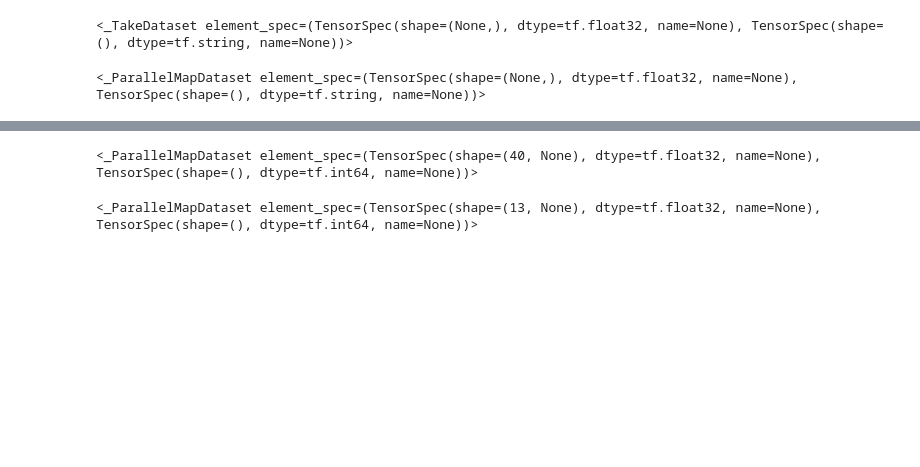
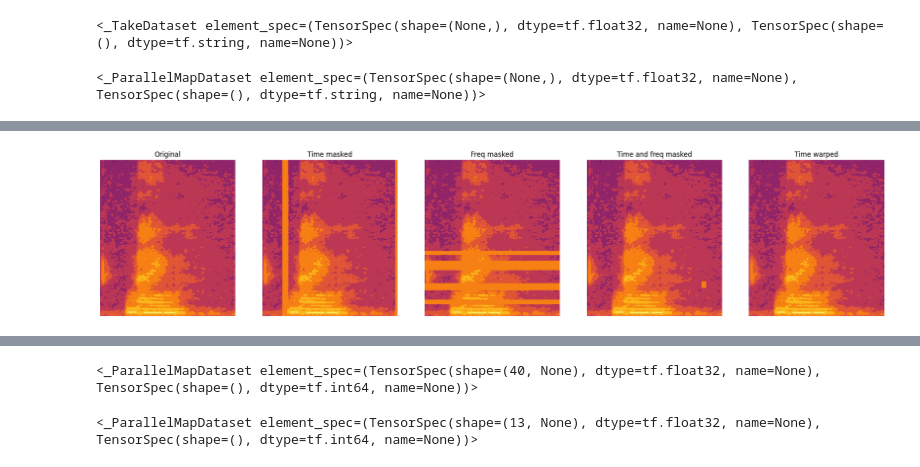
Before and after one commit to aidinattar/AudioKWS, a Jupyter notebook: examples.ipynb, the cells around one changed output, grey strips where cells are left out. Saved outputs shown, nothing was run; the diff lists cells and outputs as text; code cells hidden in the pictures; blank space fills up the shorter version.

```diff
--- a/examples.ipynb
+++ b/examples.ipynb
@@ -418,4 +116,0 @@ plt.plot(waveform.numpy())
-# %%
-for i, (waveform, label) in enumerate(stretch_waveforms.take(1)):
-    print("Augmented waveform shape: ", waveform.numpy().shape)
-    print("Augmented label: ", label.numpy())
@@ -532,6 +153,5 @@ spectrograms = data.get_spectrogram_STFT_ds(
 for spec, label in spectrograms.take(1):
     print("Spectrogram shape: ", spec.numpy().shape)
     print("Label: ", label.numpy())
-    prova = spec.numpy()
 # %% [output]
 Spectrogram shape:  (257, 98, 1)
@@ -618 +159,65 @@ Traceback (most recent call last):
+# %%
+from utils.augment import time_mask, freq_mask, time_freq_mask, time_warp
+
+time_masked = spectrograms.map(
+    lambda spec, label: (time_mask(spec), label)
+)
+freq_masked = spectrograms.map(
+    lambda spec, label: (freq_mask(spec), label)
+)
+time_freq_masked = spectrograms.map(
+    lambda spec, label: (time_freq_mask(spec), label)
+)
+time_warped = spectrograms.map(
+    lambda spec, label: (time_warp(spec), label)
+)
+# %%
+fig, ax = plt.subplots(1, 5, figsize=(25, 5))
+
+for spec, label in spectrograms.skip(1).take(1):
+    ax[0].contourf(
+        spec.numpy()[:, :, 0],
+        cmap='inferno',
+        origin='lower'
+    )
+    ax[0].set_title('Original')
+    ax[0].axis('off')
+
+for spec, label in time_masked.skip(1).take(1):
+    ax[1].contourf(
+        spec.numpy()[:, :, 0],
+        cmap='inferno',
+        origin='lower'
+    )
+    ax[1].set_title('Time masked')
+    ax[1].axis('off')
+
+for spec, label in freq_masked.skip(1).take(1):
+    ax[2].contourf(
+        spec.numpy()[:, :, 0],
+        cmap='inferno',
+        origin='lower'
+    )
+    ax[2].set_title('Freq masked')
+    ax[2].axis('off')
+
+for spec, label in time_freq_masked.skip(1).take(1):
+    ax[3].contourf(
+        spec.numpy()[:, :, 0],
+        cmap='inferno',
+        origin='lower'
+    )
+    ax[3].set_title('Time and freq masked')
+    ax[3].axis('off')
+
+for spec, label in time_warped.skip(1).take(1):
+    ax[4].contourf(
+        spec.numpy()[:, :, 0],
+        cmap='inferno',
+        origin='lower'
+    )
+    ax[4].set_title('Time warped')
+    ax[4].axis('off')
+# %% [output]
+[figure, added]
 # %%
```
Also changed, not shown: parts of 39 cells of this notebook.
